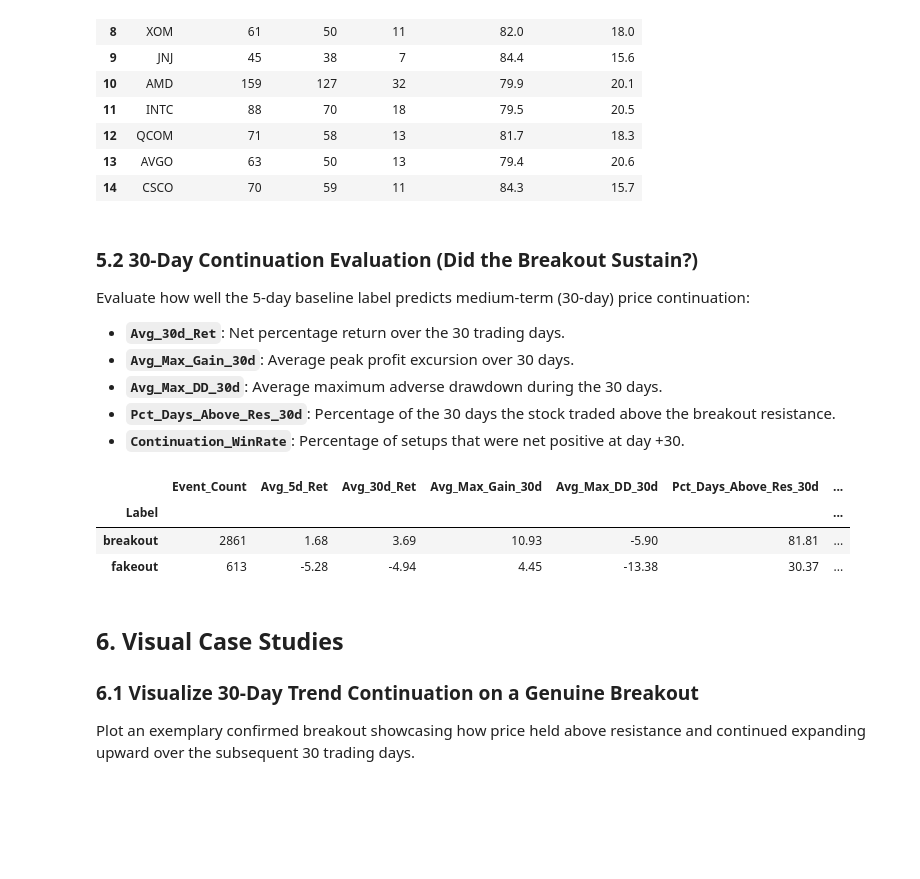
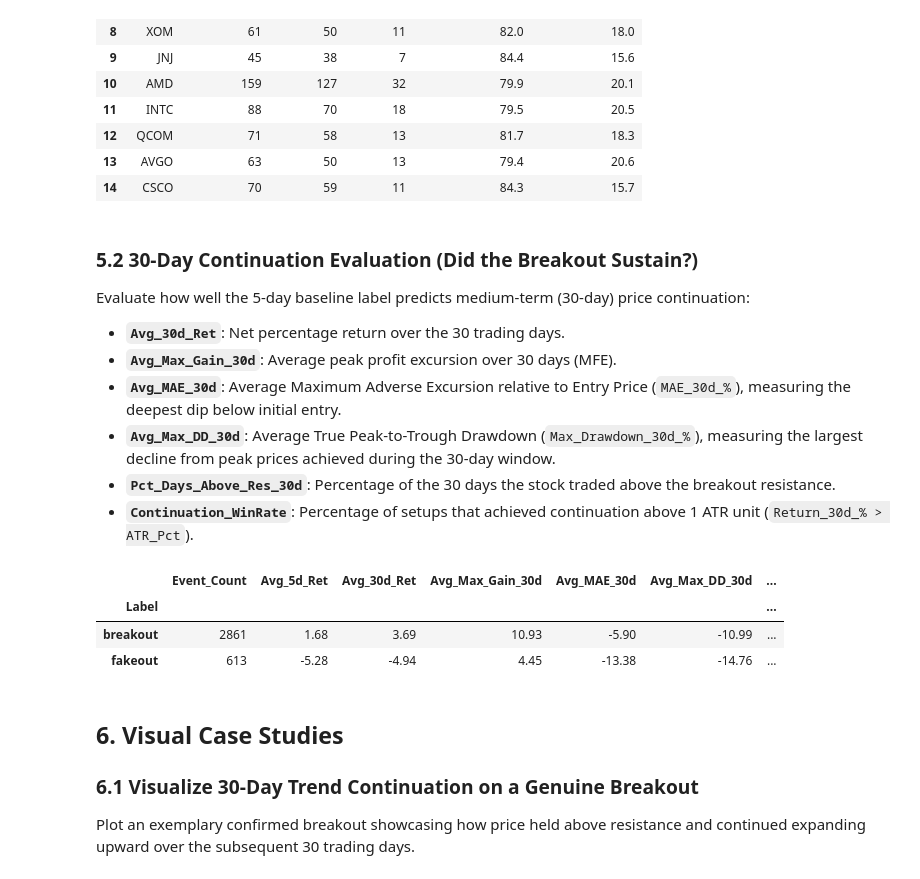
Before and after one commit to salahAbdeldaim/stock-breakout-detection, a Jupyter notebook: project.ipynb, the cells around one changed output. Saved outputs shown, nothing was run; the diff lists cells and outputs as text; code cells hidden in the pictures; blank space fills up the shorter version.

```diff
--- a/project.ipynb
+++ b/project.ipynb
@@ -310,7 +311,15 @@ for ticker in tickers:
 
         ret_30d = (fut_30d_close.iloc[-1] - breakout_close) / breakout_close * 100
         max_gain_30d = (fut_30d_high.max() - breakout_close) / breakout_close * 100
-        max_drawdown_30d = (fut_30d_low.min() - breakout_close) / breakout_close * 100
+
+        # 1. MAE (Maximum Adverse Excursion relative to Entry)
+        mae_30d = (fut_30d_low.min() - breakout_close) / breakout_close * 100
+
+        # 2. True Peak-to-Trough Max Drawdown (including entry price as initial peak)
+        running_peaks = pd.concat([pd.Series([breakout_close]), fut_30d_high]).cummax().iloc[1:]
+        drawdowns = (fut_30d_low.values - running_peaks.values) / running_peaks.values * 100
+        true_mdd_30d = drawdowns.min()
+
         pct_days_above_30d = round((fut_30d_close >= res).sum() / HORIZON_30D * 100, 1)
         continued_up_30d = bool(ret_30d > df_stock.loc[i, "ATR_Pct"])
 
@@ -342,7 +351,8 @@ for ticker in tickers:
             "Return_5d_%": round(ret_5d, 2),
             "Return_30d_%": round(ret_30d, 2),
             "Max_Gain_30d_%": round(max_gain_30d, 2),
-            "Max_Drawdown_30d_%": round(max_drawdown_30d, 2),
+            "MAE_30d_%": round(mae_30d, 2),
+            "Max_Drawdown_30d_%": round(true_mdd_30d, 2),
             "Pct_Days_Above_30d": pct_days_above_30d,
             "Continued_Up_30d": continued_up_30d
         })
@@ -427,27 +437,29 @@ Processed summary across 50 active equities:
 ### 5.2 30-Day Continuation Evaluation (Did the Breakout Sustain?)
 Evaluate how well the 5-day baseline label predicts medium-term (30-day) price continuation:
 - **`Avg_30d_Ret`**: Net percentage return over the 30 trading days.
-- **`Avg_Max_Gain_30d`**: Average peak profit excursion over 30 days.
-- **`Avg_Max_DD_30d`**: Average maximum adverse drawdown during the 30 days.
+- **`Avg_Max_Gain_30d`**: Average peak profit excursion over 30 days (MFE).
+- **`Avg_MAE_30d`**: Average Maximum Adverse Excursion relative to Entry Price (`MAE_30d_%`), measuring the deepest dip below initial entry.
+- **`Avg_Max_DD_30d`**: Average True Peak-to-Trough Drawdown (`Max_Drawdown_30d_%`), measuring the largest decline from peak prices achieved during the 30-day window.
 - **`Pct_Days_Above_Res_30d`**: Percentage of the 30 days the stock traded above the breakout resistance.
-- **`Continuation_WinRate`**: Percentage of setups that were net positive at day +30.
+- **`Continuation_WinRate`**: Percentage of setups that achieved continuation above 1 ATR unit (`Return_30d_% > ATR_Pct`).
 # %%
 continuation_summary = unified_df.groupby("Label").agg(
     Event_Count=("Return_30d_%", "count"),
     Avg_5d_Ret=("Return_5d_%", "mean"),
     Avg_30d_Ret=("Return_30d_%", "mean"),
     Avg_Max_Gain_30d=("Max_Gain_30d_%", "mean"),
+    Avg_MAE_30d=("MAE_30d_%", "mean"),
     Avg_Max_DD_30d=("Max_Drawdown_30d_%", "mean"),
     Pct_Days_Above_Res_30d=("Pct_Days_Above_30d", "mean"),
     Continuation_WinRate=("Continued_Up_30d", lambda x: round(x.mean() * 100, 1))
 ).round(2)
 
 continuation_summary
 # %% [output]
-|  | Event_Count | Avg_5d_Ret | Avg_30d_Ret | Avg_Max_Gain_30d | Avg_Max_DD_30d | Pct_Days_Above_Res_30d | ... |
+|  | Event_Count | Avg_5d_Ret | Avg_30d_Ret | Avg_Max_Gain_30d | Avg_MAE_30d | Avg_Max_DD_30d | ... |
 | Label |  |  |  |  |  |  | ... |
-| breakout | 2861 | 1.68 | 3.69 | 10.93 | -5.90 | 81.81 | ... |
-| fakeout | 613 | -5.28 | -4.94 | 4.45 | -13.38 | 30.37 | ... |
+| breakout | 2861 | 1.68 | 3.69 | 10.93 | -5.90 | -10.99 | ... |
+| fakeout | 613 | -5.28 | -4.94 | 4.45 | -13.38 | -14.76 | ... |
 # %% [markdown]
 ## 6. Visual Case Studies
 
```
Also changed, not shown: parts of 4 cells of this notebook, 3 other files.
